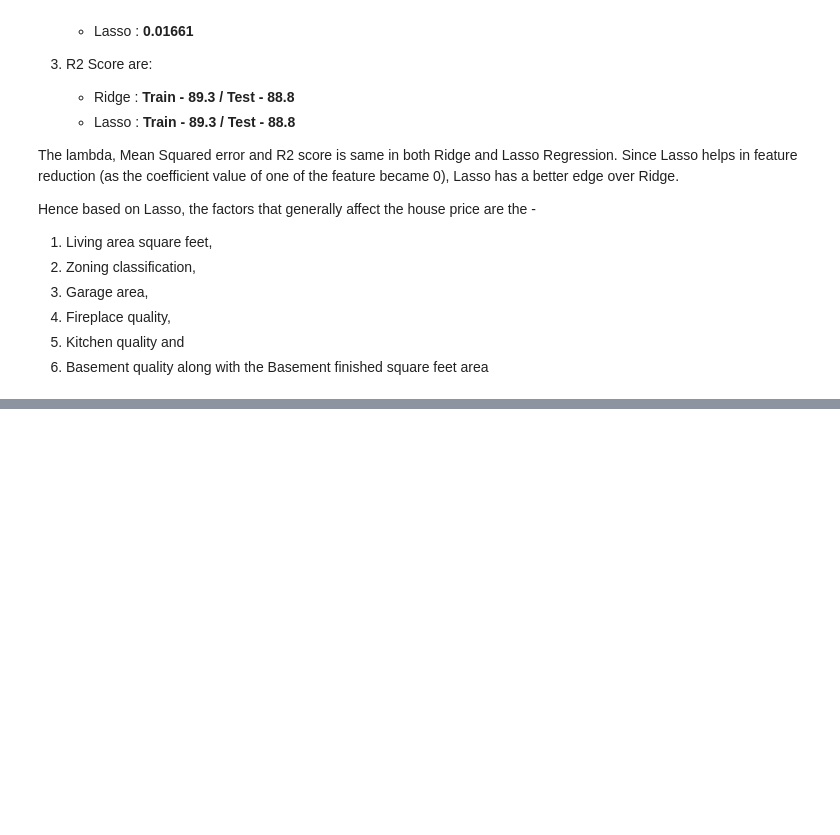
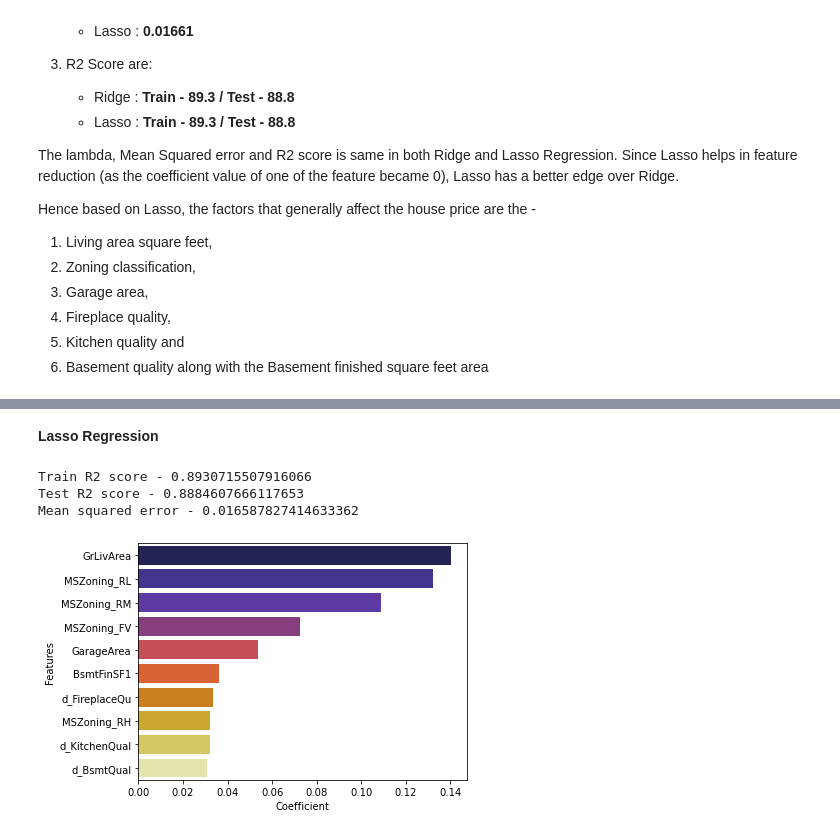
Before and after one commit to venkehv/Advanced-Regression, a Jupyter notebook: Surprise Housing Pricing prediction.ipynb, the cells around one changed output, grey strips where cells are left out. Saved outputs shown, nothing was run; the diff lists cells and outputs as text; code cells hidden in the pictures; blank space fills up the shorter version.

```diff
--- a/Surprise Housing Pricing prediction.ipynb
+++ b/Surprise Housing Pricing prediction.ipynb
@@ -1124,0 +1179,49 @@ Hence based on Lasso, the factors that generally affect the house price are the
+# %% [markdown]
+**Lasso Regression**
+# %%
+#alpha doubled
+alpha = 0.0002
+
+lasso = Lasso(alpha=alpha)
+lasso.fit(X_train, y_train)
+# r2 score
+print('Train R2 score - ' + str(lasso.score(X_train,y_train)))
+print('Test R2 score - ' + str(lasso.score(X_test,y_test)))
+# mean squared error
+print('Mean squared error - ' + str(mean_squared_error(y_test, lasso.predict(X_test))))
+# %% [output]
+Train R2 score - 0.8930715507916066
+Test R2 score - 0.8884607666117653
+Mean squared error - 0.016587827414633362
+# %%
+lasso_df = pd.DataFrame({'Features':X_train.columns, 'Coefficient':lasso.coef_.round(4)})
+lasso_df = lasso_df[lasso_df['Coefficient'] != 0.00]
+lasso_df.reset_index(drop=True, inplace=True)
+lasso_coeff_dict = dict(pd.Series(lasso.coef_, index = X_train.columns))
+X_train_lasso = X_train[lasso_df.Features]
+
+lm = LinearRegression()
+lm.fit(X_train_lasso, y_train)
+
+# running RFE
+
+rfe = RFE(lm, step=15)
+rfe = rfe.fit(X_train_lasso, y_train)
+def find(x):
+    return lasso_coeff_dict[x]
+
+# Assign top 10 features to a temp dataframe for further display in the bar plot
+
+temp2_df = pd.DataFrame(list(zip( X_train_lasso.columns, rfe.support_, rfe.ranking_)), columns=['Features', 'rfe_support', 'rfe_ranking'])
+temp2_df = temp2_df.loc[temp2_df['rfe_support'] == True]
+temp2_df.reset_index(drop=True, inplace=True)
+
+temp2_df['Coefficient'] = temp2_df['Features'].apply(find)
+temp2_df = temp2_df.sort_values(by=['Coefficient'], ascending=False)
+temp2_df = temp2_df.head(10)
+plt.figure(figsize=(20,20))
+plt.subplot(4,3,1)
+sns.barplot(y = 'Features', x='Coefficient', palette='CMRmap', data = temp2_df)
+plt.show()
+# %% [output]
+[figure, added]
```
Also changed, not shown: parts of 24 cells of this notebook.
